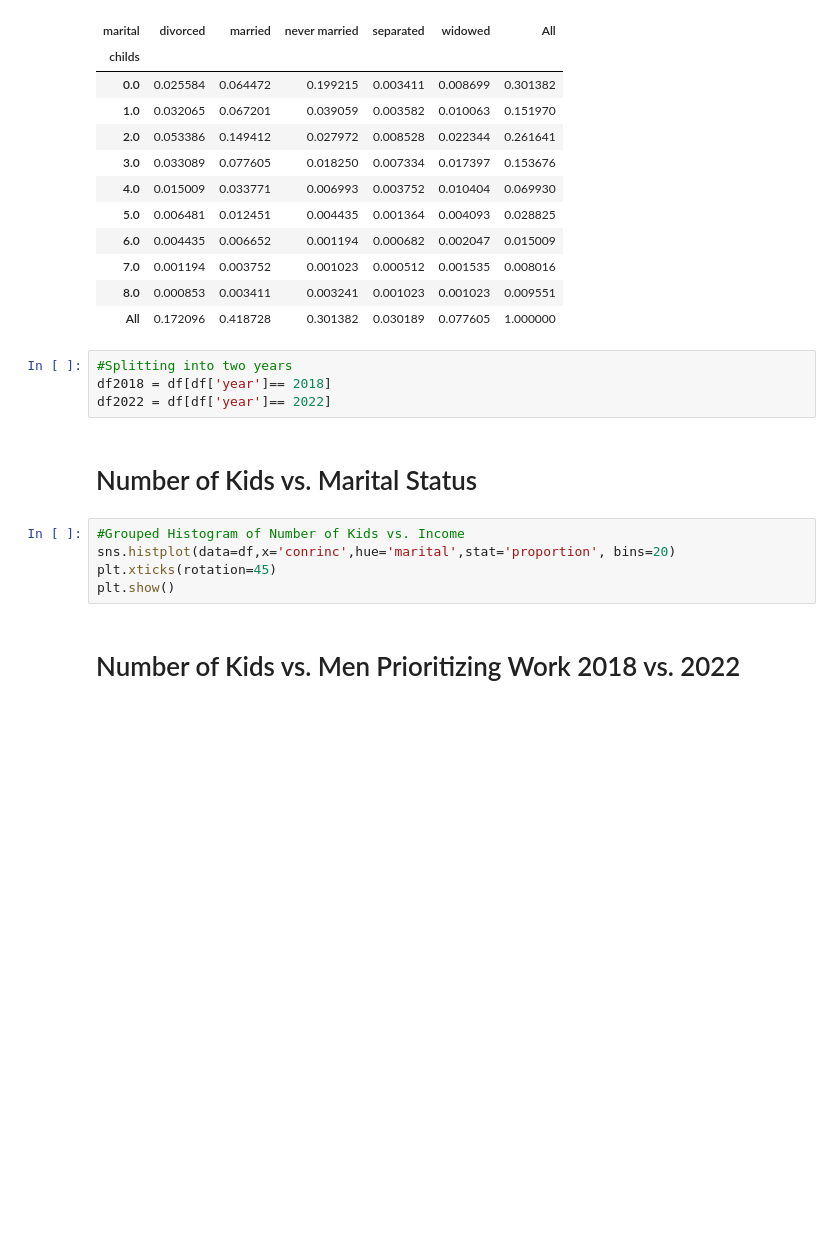
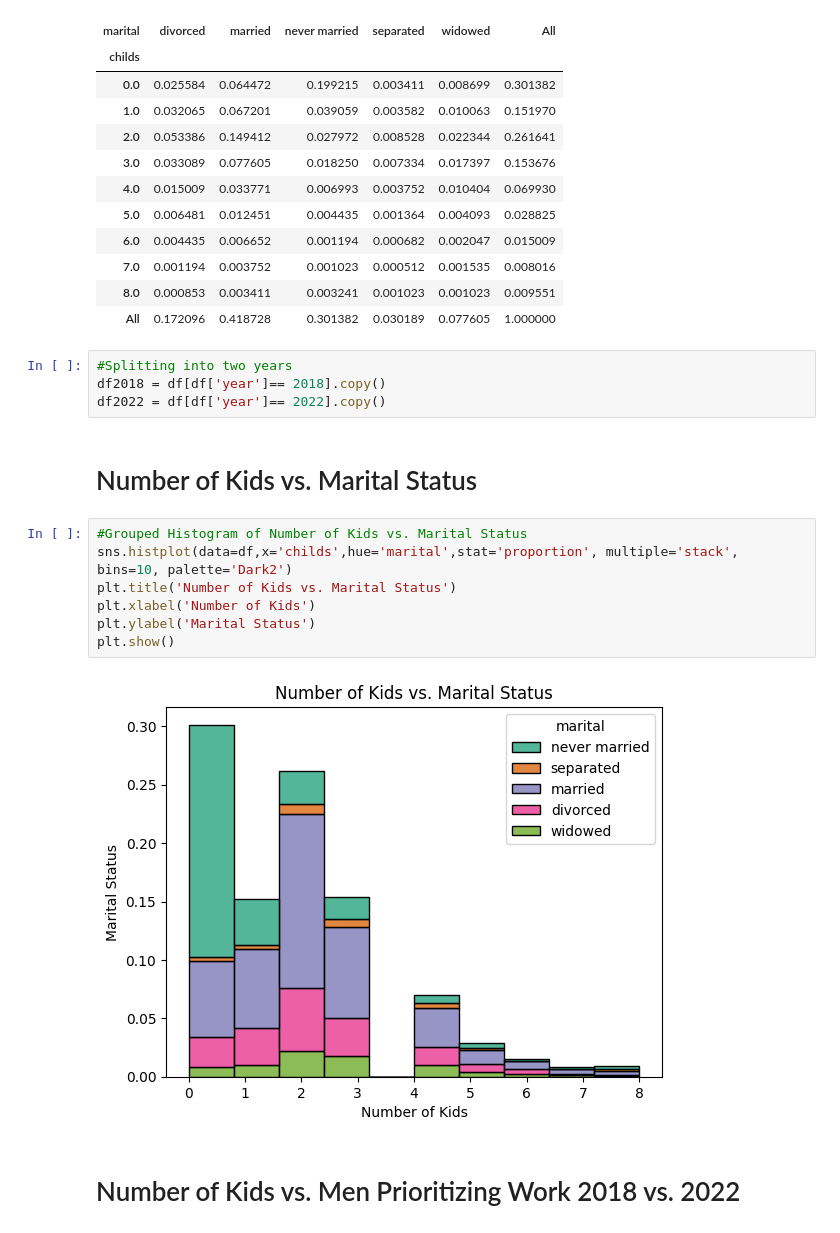
Before and after one commit to camigutie/EDA, a Jupyter notebook: GSS_Camila_Part.ipynb, the cells around one changed output. Drawn from its saved outputs; the diff is of its cells as text; blank space fills up the shorter version.

```diff
--- a/GSS_Camila_Part.ipynb
+++ b/GSS_Camila_Part.ipynb
@@ -99,14 +99,18 @@ pd.crosstab(df['childs'],df['marital'],margins=True, normalize=True)
 | All | 0.172096 | 0.418728 | 0.301382 | 0.030189 | 0.077605 | 1.000000 |
 # %%
 #Splitting into two years
-df2018 = df[df['year']== 2018]
-df2022 = df[df['year']== 2022]
+df2018 = df[df['year']== 2018].copy()
+df2022 = df[df['year']== 2022].copy()
 # %% [markdown]
 # Number of Kids vs. Marital Status
 # %%
-#Grouped Histogram of Number of Kids vs. Income
-sns.histplot(data=df,x='conrinc',hue='marital',stat='proportion', bins=20)
-plt.xticks(rotation=45)
+#Grouped Histogram of Number of Kids vs. Marital Status
+sns.histplot(data=df,x='childs',hue='marital',stat='proportion', multiple='stack', bins=10, palette='Dark2')
+plt.title('Number of Kids vs. Marital Status')
+plt.xlabel('Number of Kids')
+plt.ylabel('Marital Status')
 plt.show()
+# %% [output]
+[figure, added]
 # %% [markdown]
 # Number of Kids vs. Men Prioritizing Work 2018 vs. 2022
```
Also changed, not shown: parts of 6 cells of this notebook.
